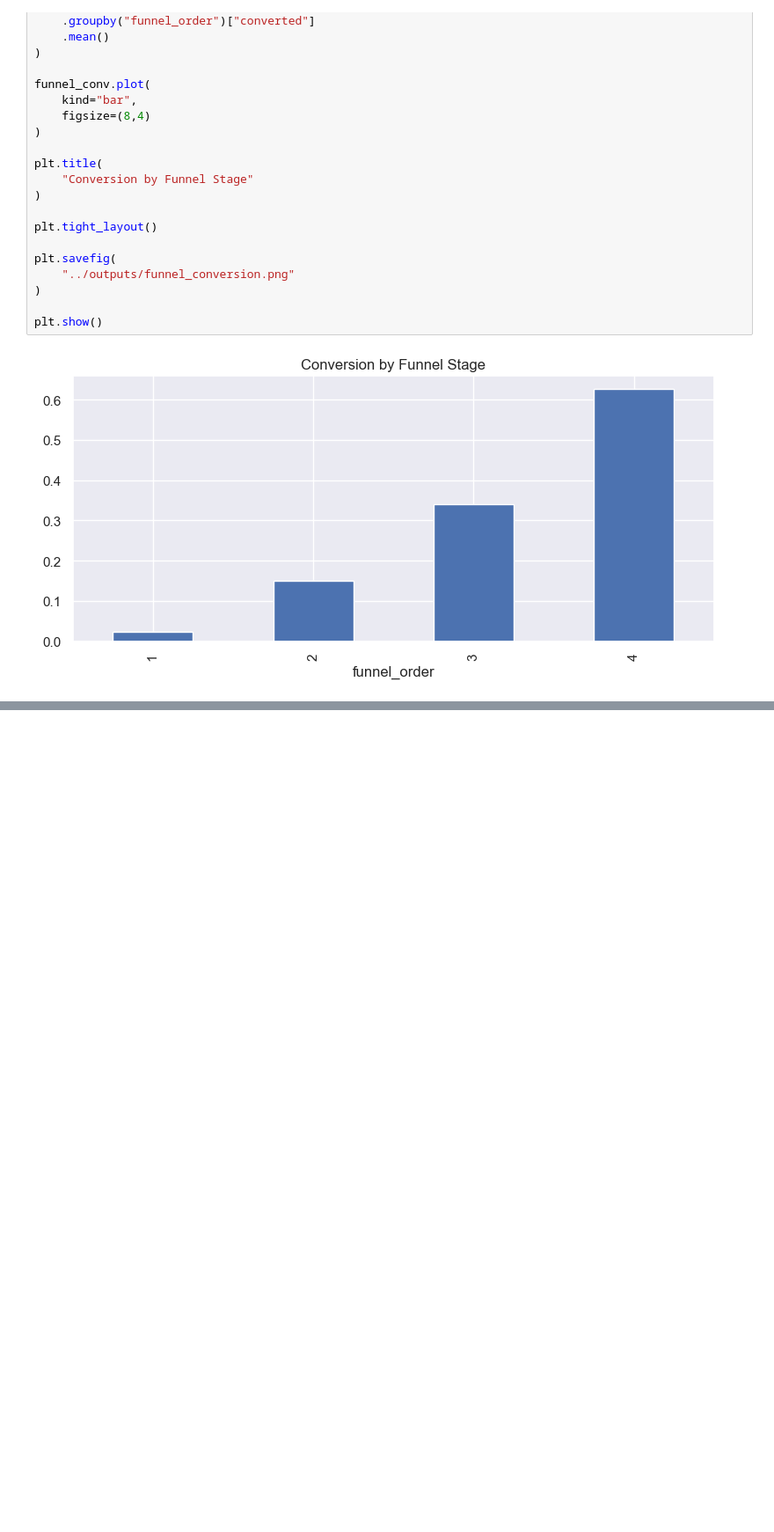
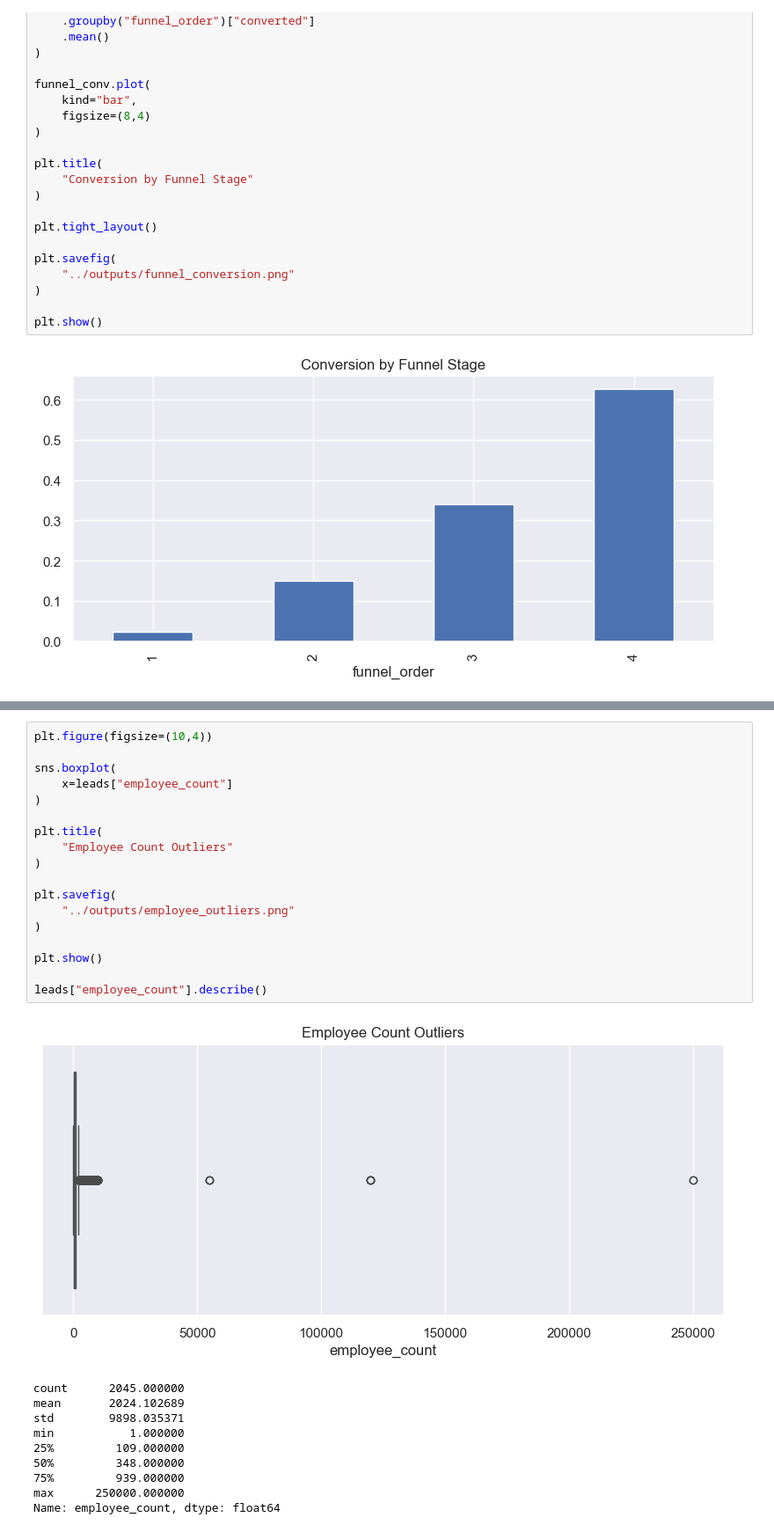
Before and after one commit to vikasmaurya9769/vikas-maurya-AIML-Assessment, a Jupyter notebook: notebooks/EDA.ipynb, the cells around one changed output, grey strips where cells are left out. Shown at 88% size. Drawn from its saved outputs; the diff is of its cells as text; blank space fills up the shorter version.

Commit message:
feat: analyze outliers and skewed feature distributions

```diff
--- a/notebooks/EDA.ipynb
+++ b/notebooks/EDA.ipynb
@@ -461,0 +498,29 @@ plt.show()
+# %%
+plt.figure(figsize=(10,4))
+
+sns.boxplot(
+    x=leads["employee_count"]
+)
+
+plt.title(
+    "Employee Count Outliers"
+)
+
+plt.savefig(
+    "../outputs/employee_outliers.png"
+)
+
+plt.show()
+
+leads["employee_count"].describe()
+# %% [output]
+[figure, added]
+count      2045.000000
+mean       2024.102689
+std        9898.035371
+min           1.000000
+25%         109.000000
+50%         348.000000
+75%         939.000000
+max      250000.000000
+Name: employee_count, dtype: float64
```
Also changed, not shown: parts of 2 cells of this notebook, 3 other files.
